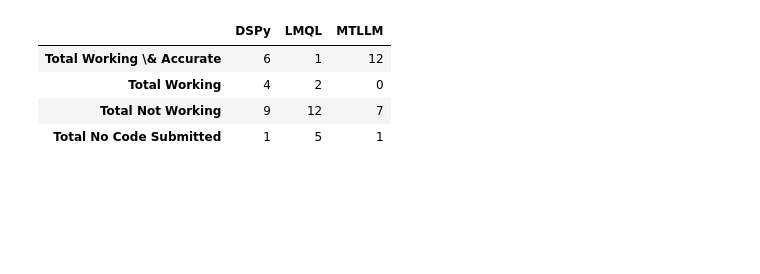
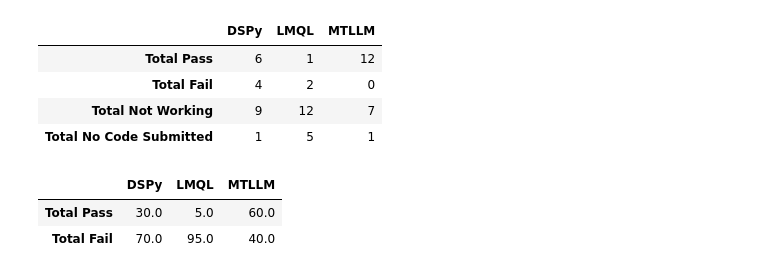
Before and after one commit to Jaseci-Labs/mtllm-evaluation, a Jupyter notebook: usabiity study/submitted code/code_analysis.ipynb, the cells around one changed output. Cells and saved outputs as stored; diff of their text form; code cells hidden in the pictures; blank space fills up the shorter version.

```diff
--- a/usabiity study/submitted code/code_analysis.ipynb
+++ b/usabiity study/submitted code/code_analysis.ipynb
@@ -9,24 +9,36 @@ import seaborn as sns
 # %%
 data = {}
 tasks = ['Essay Evaluator','Task Manager', 'Map Generator']
 for task in tasks:
     data[task] = pd.read_csv(task +'.csv', index_col=0)
 
     row_1 = list(data[task].loc['Total Working'])
     row_2 = list(data[task].loc['Total Working & Accurate'])
 
     data[task].loc['Total Working'] = row_2
     data[task].loc['Total Working & Accurate'] = row_1
 
-    data[task] = data[task].rename(index={'Total Working': 'Total Working \& Accurate', 'Total Working & Accurate': 'Total Working'})
+    data[task] = data[task].rename(index={'Total Working': 'Total Pass',
+                                          'Total Working & Accurate': 'Total Fail'})
 
 data['Essay Evaluator']
 # %% [output]
 |  | DSPy | LMQL | MTLLM |
-| Total Working \& Accurate | 6 | 1 | 12 |
-| Total Working | 4 | 2 | 0 |
+| Total Pass | 6 | 1 | 12 |
+| Total Fail | 4 | 2 | 0 |
 | Total Not Working | 9 | 12 | 7 |
 | Total No Code Submitted | 1 | 5 | 1 |
+# %%
+for task in tasks:
+    data[task].loc['Total Fail'] = data[task].loc['Total Not Working']+data[task].loc['Total Fail']+data[task].loc['Total No Code Submitted']
+    data[task] = data[task].drop(['Total Not Working', 'Total No Code Submitted'])
+    data[task] = (data[task]/20)*100
+
+data['Essay Evaluator']
+# %% [output]
+|  | DSPy | LMQL | MTLLM |
+| Total Pass | 30.0 | 5.0 | 60.0 |
+| Total Fail | 70.0 | 95.0 | 40.0 |
 # %%
 plt.rcParams.update({
     "text.usetex": True,
```
Also changed, not shown: parts of 1 cell of this notebook, 5 other files.
